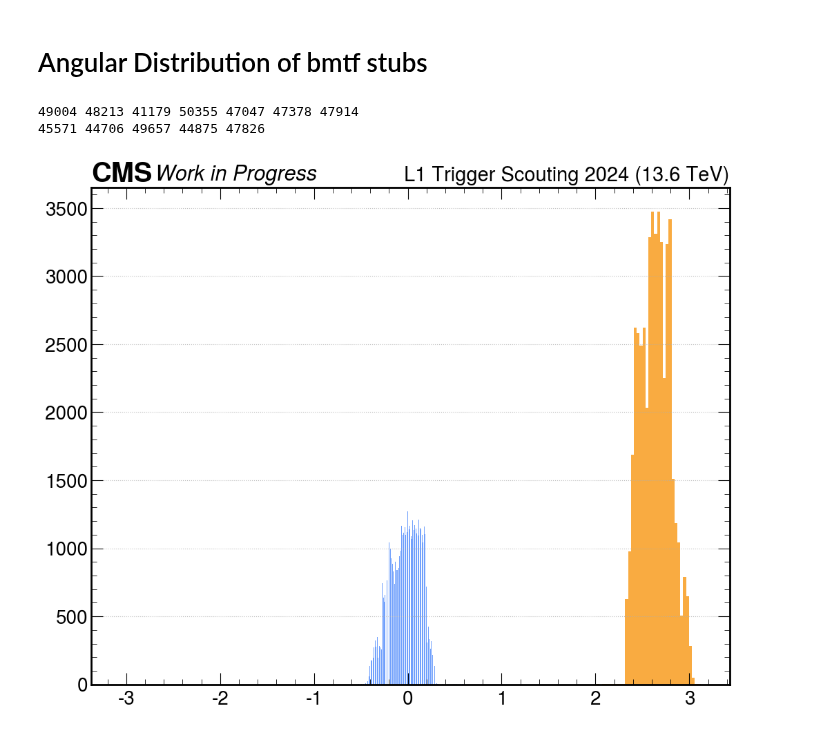
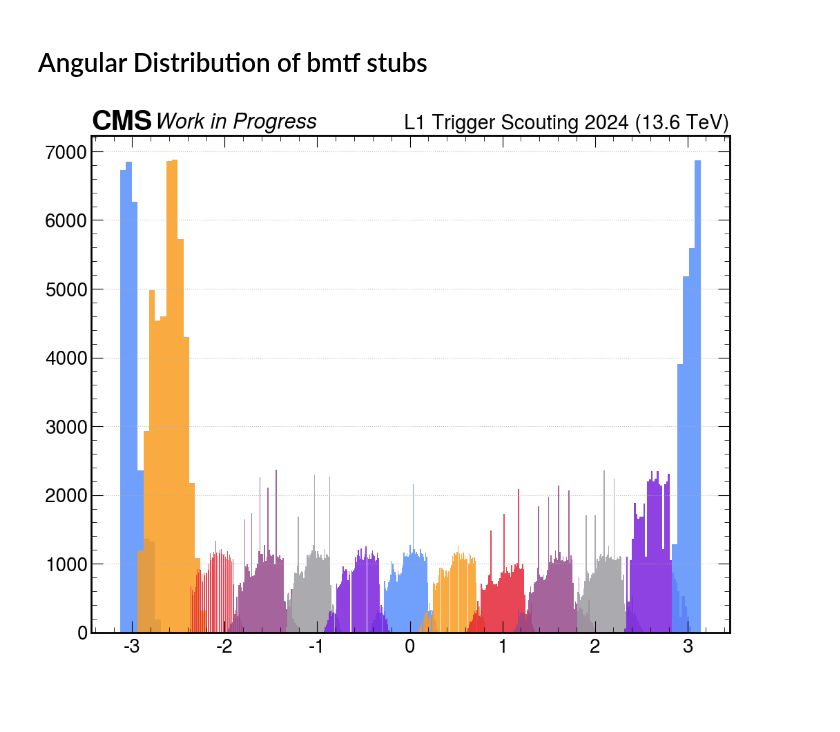
Before and after one commit to francescoreschio/Tesi-Triennale, a Jupyter notebook: Codice/BMTF.ipynb, the cells around one changed output. Cells and saved outputs as stored; diff of their text form; code cells hidden in the pictures; blank space fills up the shorter version.

```diff
--- a/Codice/BMTF.ipynb
+++ b/Codice/BMTF.ipynb
@@ -310,6 +307,0 @@ BmtfPhiDisibutionLS133 = PhiPerSector(ak.flatten(BmtfPhiLS133), ak.flatten(BmtfP
-# %%
-print(len(BmtfPhiDisibutionLS133[0]), len(BmtfPhiDisibutionLS133[1]), len(BmtfPhiDisibutionLS133[2]), len(BmtfPhiDisibutionLS133[3]), len(BmtfPhiDisibutionLS133[4]), len(BmtfPhiDisibutionLS133[5]), len(BmtfPhiDisibutionLS133[6]))
-print(len(BmtfPhiDisibutionLS133[7]), len(BmtfPhiDisibutionLS133[8]), len(BmtfPhiDisibutionLS133[9]), len(BmtfPhiDisibutionLS133[10]), len(BmtfPhiDisibutionLS133[11]))
-# %% [output]
-49004 48213 41179 50355 47047 47378 47914
-45571 44706 49657 44875 47826
@@ -316,29 +313,30 @@ print(len(BmtfPhiDisibutionLS133[7]), len(BmtfPhiDisibutionLS133[8]), len(BmtfPh
 # %%
+#Distribuzione dei Phi per LS133
 fig, ax = plt.subplots(figsize=FIGSIZE, constrained_layout=True)
 
 set_tick_font(ax, FONTSIZE - 2)
 draw_cms_label(ax, fontsize= FONTSIZE, label="Work in Progress", rlabel="L1 Trigger Scouting 2024 (13.6 TeV)")
 
-ax.hist(BmtfPhiDisibutionLS133[0], bins = 200, alpha = 0.85)
-'''ax.hist(BmtfPhiDisibutionLS133[1], bins = 200, alpha = 0.85)
-ax.hist(BmtfPhiDisibutionLS133[2], bins = 200, alpha = 0.85)
-ax.hist(BmtfPhiDisibutionLS133[3], bins = 200, alpha = 0.85)
-ax.hist(BmtfPhiDisibutionLS133[4], bins = 200, alpha = 0.85)'''
-ax.hist(BmtfPhiDisibutionLS133[5], bins = 200, alpha = 0.85)
-'''ax.hist(BmtfPhiDisibutionLS133[6], bins = 200, alpha = 0.85)
-ax.hist(BmtfPhiDisibutionLS133[7], bins = 200, alpha = 0.85)
-ax.hist(BmtfPhiDisibutionLS133[8], bins = 200, alpha = 0.85)
-ax.hist(BmtfPhiDisibutionLS133[9], bins = 200, alpha = 0.85)
-ax.hist(BmtfPhiDisibutionLS133[10], bins = 200, alpha = 0.85)
-ax.hist(BmtfPhiDisibutionLS133[11], bins = 200, alpha = 0.85)'''
+ax.hist(BmtfPhiDisibutionLS133[0], bins = 100, alpha = 0.85)
+ax.hist(BmtfPhiDisibutionLS133[1], bins = 100, alpha = 0.85)
+ax.hist(BmtfPhiDisibutionLS133[2], bins = 100, alpha = 0.85)
+ax.hist(BmtfPhiDisibutionLS133[3], bins = 100, alpha = 0.85)
+ax.hist(BmtfPhiDisibutionLS133[4], bins = 100, alpha = 0.85)
+ax.hist(BmtfPhiDisibutionLS133[5], bins = 300, alpha = 0.85)
+ax.hist(BmtfPhiDisibutionLS133[6], bins = 100, alpha = 0.85)
+ax.hist(BmtfPhiDisibutionLS133[7], bins = 100, alpha = 0.85)
+ax.hist(BmtfPhiDisibutionLS133[8], bins = 100, alpha = 0.85)
+ax.hist(BmtfPhiDisibutionLS133[9], bins = 100, alpha = 0.85)
+ax.hist(BmtfPhiDisibutionLS133[10], bins = 100, alpha = 0.85)
+ax.hist(BmtfPhiDisibutionLS133[11], bins = 100, alpha = 0.85)
 
 
 #ax.set_xlabel('Momento GeV/c')
 #ax.set_ylabel('Numero di ricorrenze')
 #ax.legend()
 #ax.set_xlim(0, 50)
 #ax.set_ylim(0, 1000)
 ax.grid(visible=True, axis='y')
 #ax.set_yscale('log')
 # %% [output]
-[figure, old version]
+[figure, new version]
```
Also changed, not shown: parts of 4 cells of this notebook, 1 other file.
